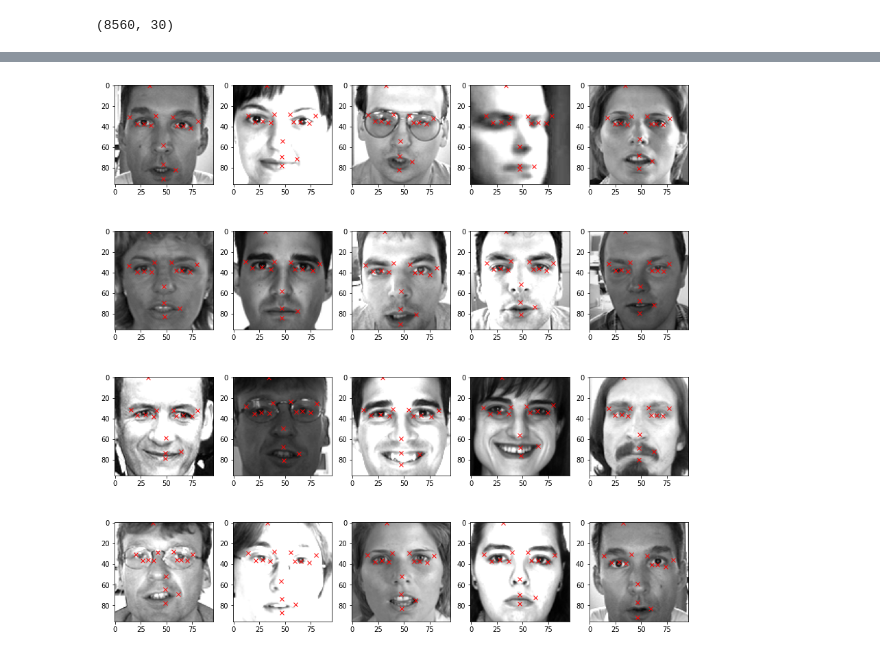
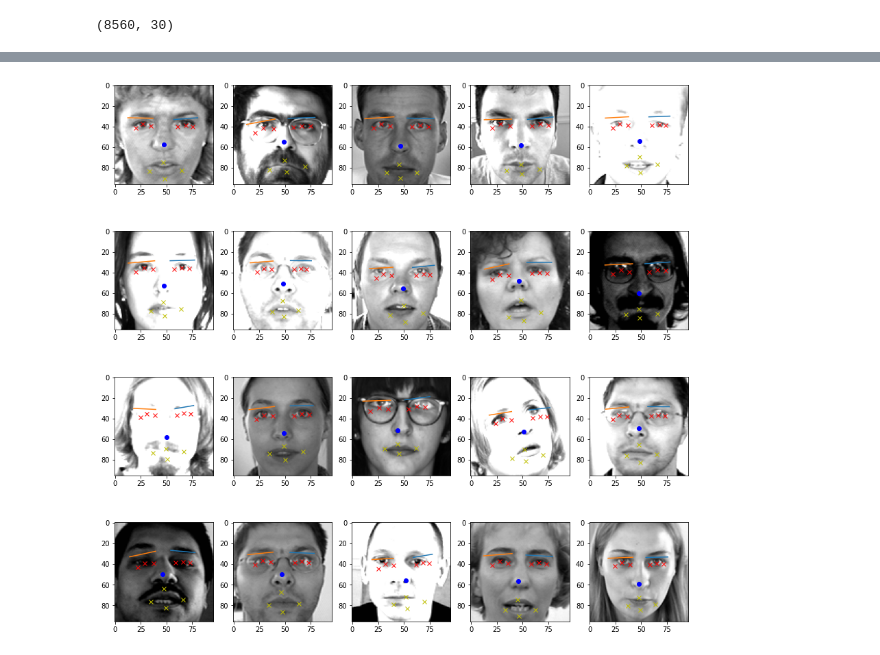
Before and after one commit to saini-himanshu/emotion-ai, a Jupyter notebook: FacialKeyPointsPrediction.ipynb, the cells around one changed output, grey strips where cells are left out. Saved outputs shown, nothing was run; the diff lists cells and outputs as text; code cells hidden in the pictures.

```diff
--- a/FacialKeyPointsPrediction.ipynb
+++ b/FacialKeyPointsPrediction.ipynb
@@ -189,7 +249,7 @@ with open(PATH+'KeyPoints-model.json', 'r') as json_file:
 # load the model architecture
 model = model_from_json(json_savedModel)
 model.load_weights(PATH+'KeyPoints_weights.hdf5')
-model.compile(loss="mean_squared_error", optimizer="adam" , metrics=['accuracy'])
+model.compile(loss=losses, optimizer="adam", loss_weights=loss_weights)
 # %%
 # Evaluate the model
 
@@ -213,12 +273,33 @@ plt.show()
-# %%
-predictions = pd.DataFrame(model.predict(X_test), columns=data.columns[:-1])
-
-fig = plt.figure(figsize=(15, 15))
-
-for i in range(20):
-    ax = fig.add_subplot(4, 5, i + 1)
-    plt.imshow(X_test[i].squeeze(), cmap='gray')
-    for j in range(1,31,2):
-        plt.plot(predictions.loc[i][j-1], predictions.loc[i][j], 'rx')
-# %% [output]
-[figure, removed]
+# %%
+predictions = model.predict(X_test)
+# %%
+fig = plt.figure(figsize=(15, 15))
+
+for i in range(20):
+    ax = fig.add_subplot(4, 5, i + 1)
+    plt.imshow(X_test[i].squeeze(), cmap='gray')
+    for j in range(1,len(o_ix["left_eye"]),2):
+        plt.plot(predictions[0][i][j-1], predictions[0][i][j], 'rx')
+    # plt.plot(predictions[0][i][::2], predictions[0][i][1::2])
+
+    for j in range(1,len(o_ix["right_eye"]),2):
+        plt.plot(predictions[1][i][j-1], predictions[1][i][j], 'rx')
+    # plt.plot(predictions[1][i][::2], predictions[1][i][1::2])
+
+    # for j in range(1,len(o_ix["left_eyebrow"]),2):
+    #     plt.plot(predictions[2][i][j-1], predictions[2][i][j], 'gx')
+    plt.plot(predictions[2][i][::2], predictions[2][i][1::2])
+
+    # for j in range(1,len(o_ix["right_eyebrow"]),2):
+    #     plt.plot(predictions[3][i][j-1], predictions[3][i][j], 'gx')
+    plt.plot(predictions[3][i][::2], predictions[3][i][1::2])
+
+    for j in range(1,len(o_ix["nose"]),2):
+        plt.plot(predictions[4][i][j-1], predictions[4][i][j], 'bo')
+    # plt.plot(predictions[4][i][::2], predictions[4][i][1::2])
+
+    for j in range(1,len(o_ix["mouth"]),2):
+        plt.plot(predictions[5][i][j-1], predictions[5][i][j], 'yx')
+    # plt.plot(predictions[5][i][::2], predictions[5][i][1::2])
+# %% [output]
+[figure, added]
```
Also changed, not shown: parts of 13 cells of this notebook.
